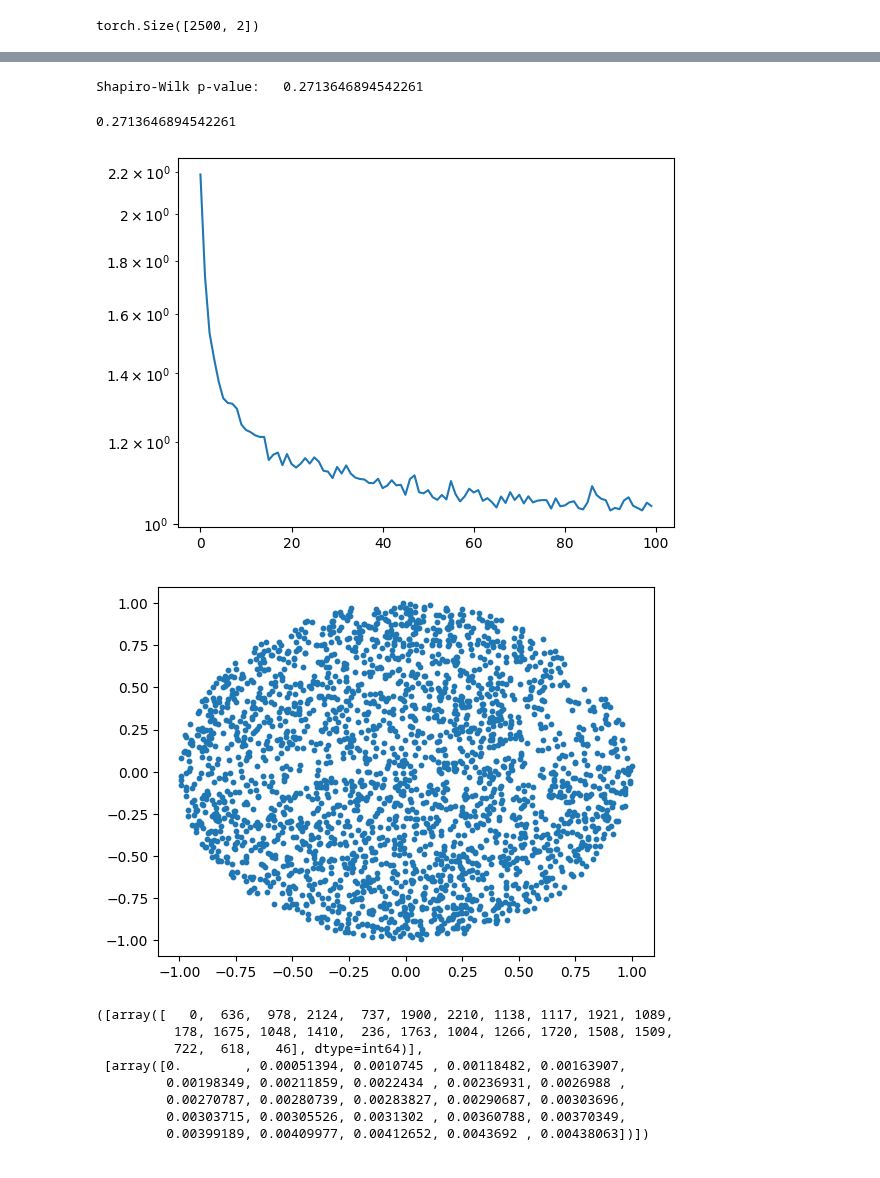
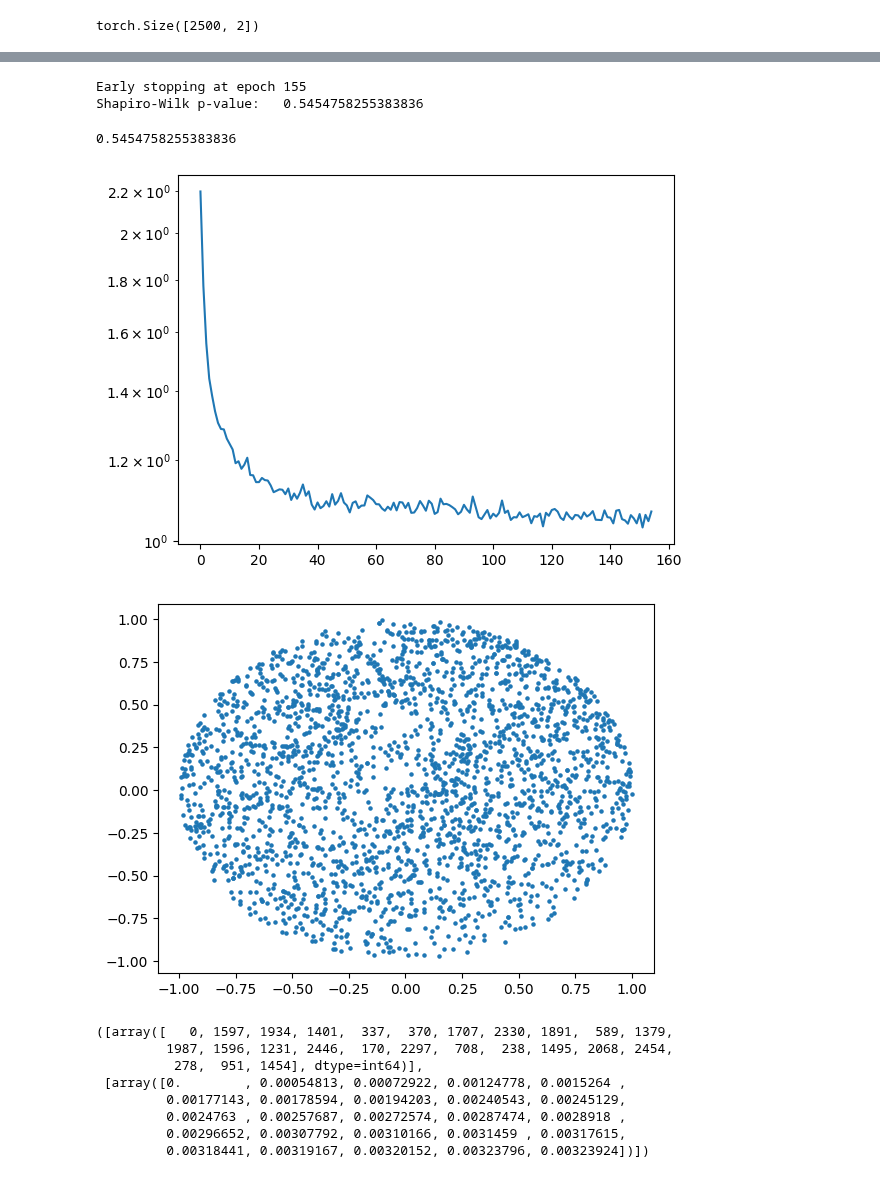
Before and after one commit to CKleiber/LAMINAR, a Jupyter notebook: notebooks/demo.ipynb, the cells around one changed output, grey strips where cells are left out. Drawn from its saved outputs; the diff is of its cells as text; code cells hidden in the pictures.

Commit message:
p-value early stopping

```diff
--- a/notebooks/demo.ipynb
+++ b/notebooks/demo.ipynb
@@ -32,39 +32,40 @@ hyperparameters = {
     'width': 64,
     'timesteps': 50,
     'learning_rate': 5e-3,
-    'patience': 15,
-    'significance': 5.0,
+    'patience': 1,
+    'p_lim': 0.5,
     'batch_size': 128,
 }
 
-LAM = LAMINAR.LAMINAR(data, epochs=100, k_neighbours=25, hyperparameters=hyperparameters)
+LAM = LAMINAR.LAMINAR(data, epochs=500, k_neighbours=25, hyperparameters=hyperparameters)
 
 LAM.p_value()
 # %% [output]
-Shapiro-Wilk p-value:   0.2713646894542261
+Early stopping at epoch 155
+Shapiro-Wilk p-value:   0.5454758255383836
-0.2713646894542261
+0.5454758255383836
 # %%
 plt.plot(LAM.loss_history)
 plt.yscale('log')
 # %% [output]
-[figure, old version]
+[figure, new version]
 # %%
 # visualize the pushed data
-plt.scatter(LAM.data_pushed[:, 0], LAM.data_pushed[:, 1], s=10);
+plt.scatter(LAM.data_pushed[:, 0], LAM.data_pushed[:, 1], s=5);
 # %% [output]
-[figure, old version]
+[figure, new version]
 # %%
 # default nearest neighbours of point with index 0
 LAM.query(0)
 # %% [output]
-([array([   0,  636,  978, 2124,  737, 1900, 2210, 1138, 1117, 1921, 1089,
-          178, 1675, 1048, 1410,  236, 1763, 1004, 1266, 1720, 1508, 1509,
-          722,  618,   46], dtype=int64)],
- [array([0.        , 0.00051394, 0.0010745 , 0.00118482, 0.00163907,
-         0.00198349, 0.00211859, 0.0022434 , 0.00236931, 0.0026988 ,
-         0.00270787, 0.00280739, 0.00283827, 0.00290687, 0.00303696,
-         0.00303715, 0.00305526, 0.0031302 , 0.00360788, 0.00370349,
-         0.00399189, 0.00409977, 0.00412652, 0.0043692 , 0.00438063])])
+([array([   0, 1597, 1934, 1401,  337,  370, 1707, 2330, 1891,  589, 1379,
+         1987, 1596, 1231, 2446,  170, 2297,  708,  238, 1495, 2068, 2454,
+          278,  951, 1454], dtype=int64)],
+ [array([0.        , 0.00054813, 0.00072922, 0.00124778, 0.0015264 ,
+         0.00177143, 0.00178594, 0.00194203, 0.00240543, 0.00245129,
+         0.0024763 , 0.00257687, 0.00272574, 0.00287474, 0.0028918 ,
+         0.00296652, 0.00307792, 0.00310166, 0.0031459 , 0.00317615,
+         0.00318441, 0.00319167, 0.00320152, 0.00323796, 0.00323924])])
 # %%
 # query the 5 nearest neighbours of the points [0, 2, 5]
 LAM.query(np.array([0, 2, 5]) , k_neighbours=5)
```
Also changed, not shown: parts of 5 cells of this notebook, 2 other files.
